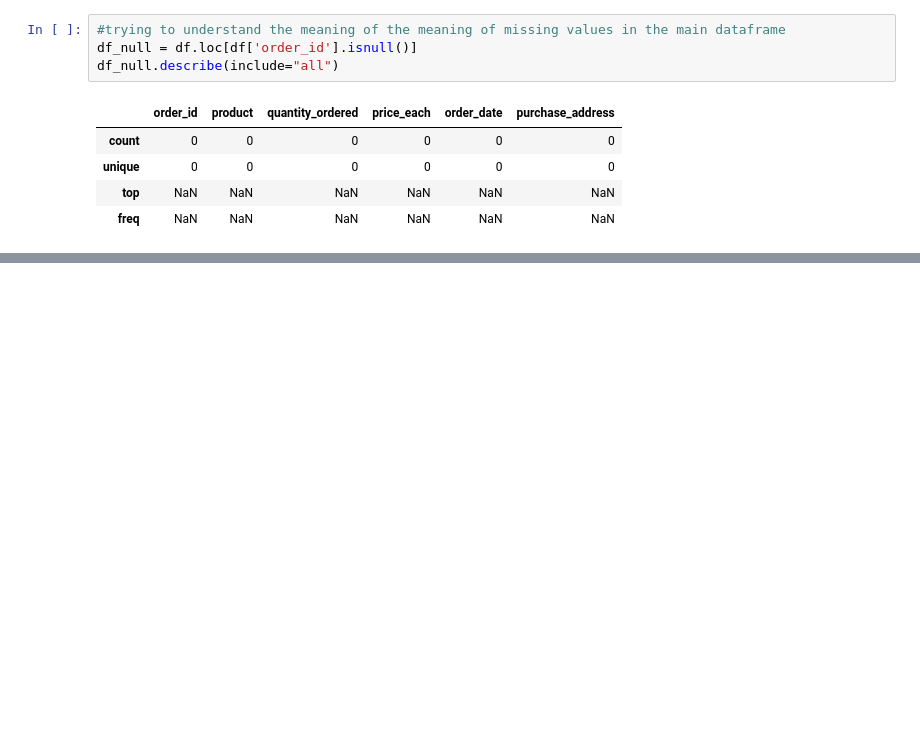
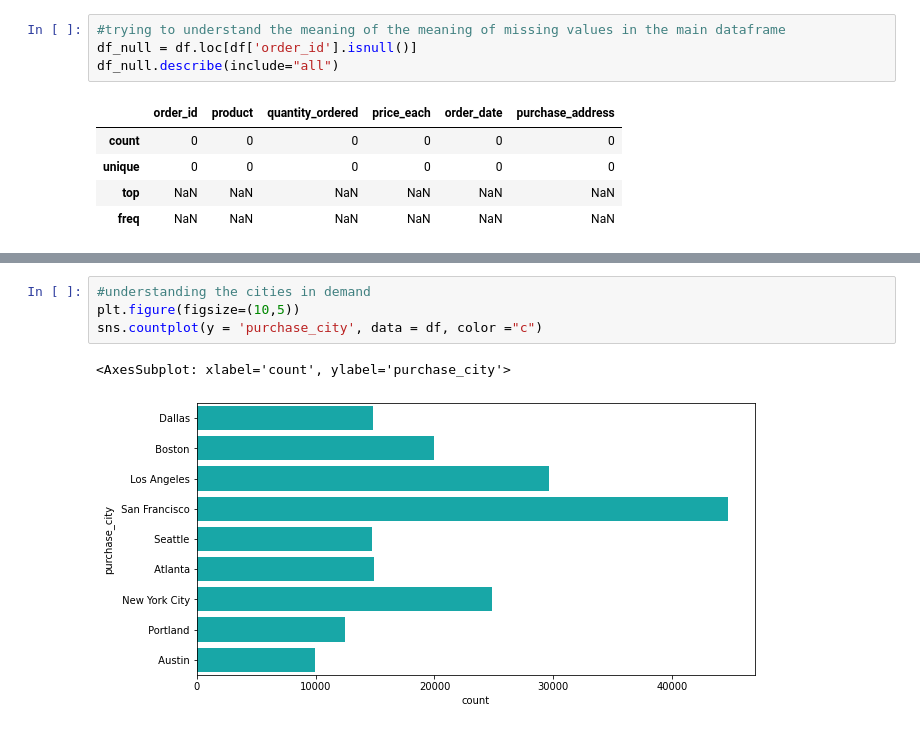
Before and after one commit to subhasish121995/Sales_Analysis, a Jupyter notebook: main_file_v1.0.ipynb, the cells around one changed output, grey strips where cells are left out. Saved outputs shown, nothing was run; the diff lists cells and outputs as text; blank space fills up the shorter version.

```diff
--- a/main_file_v1.0.ipynb
+++ b/main_file_v1.0.ipynb
@@ -114,0 +194,7 @@ memory usage: 8.5+ MB
+# %%
+#understanding the cities in demand
+plt.figure(figsize=(10,5))
+sns.countplot(y = 'purchase_city', data = df, color ="c")
+# %% [output]
+<AxesSubplot: xlabel='count', ylabel='purchase_city'>
+[figure, added]
```
Also changed, not shown: parts of 17 cells of this notebook, 1 other file.
